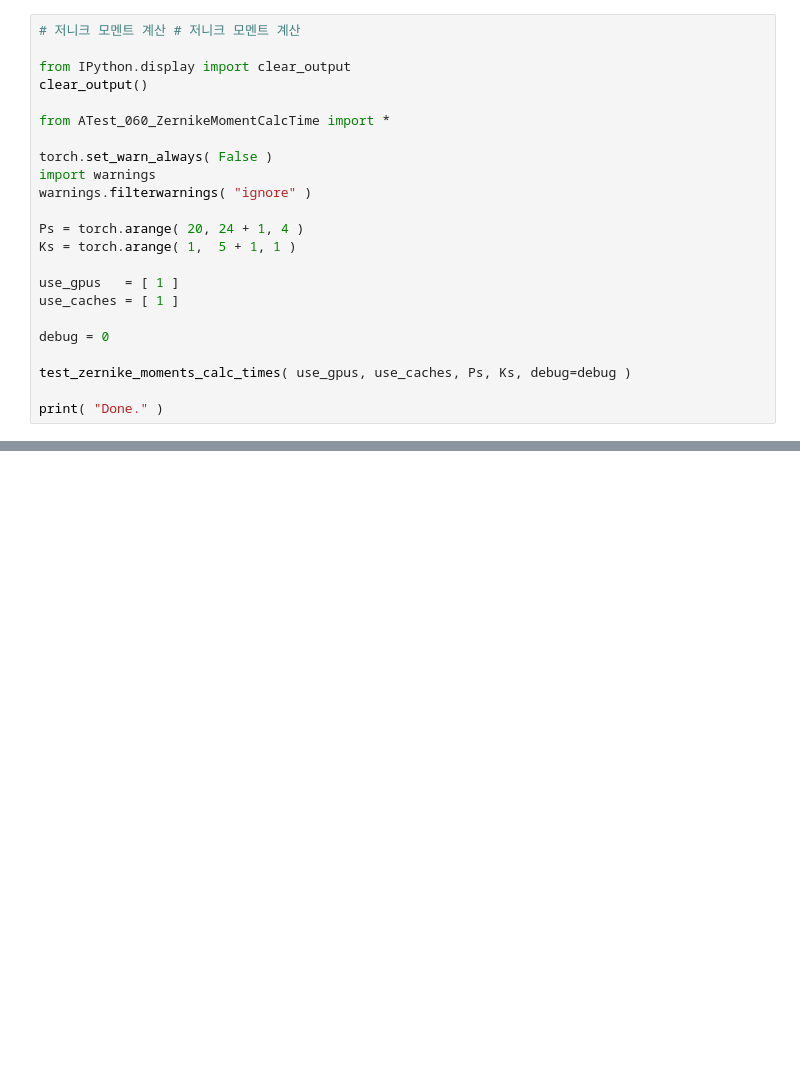
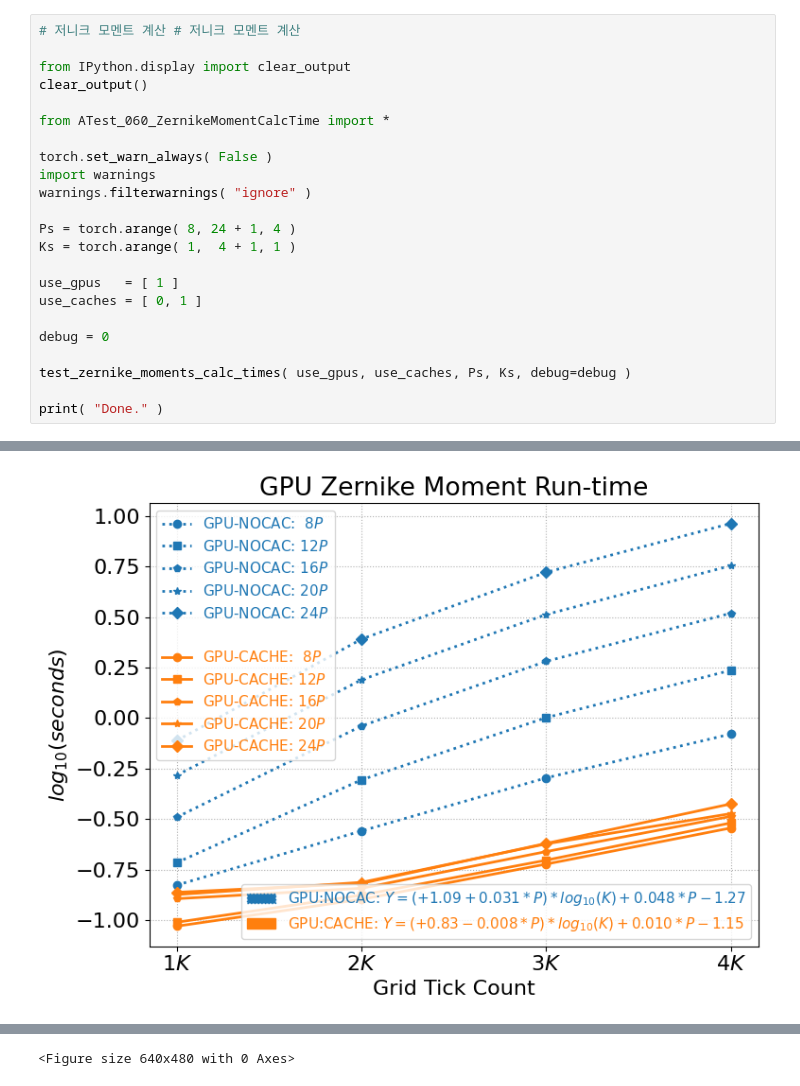
Before and after one commit to sunabove/Zernike, a Jupyter notebook: ATest_060_ZernikeMomentCalcTime.ipynb, the cells around one changed output, grey strips where cells are left out. Drawn from its saved outputs; the diff is of its cells as text; blank space fills up the shorter version.

```diff
--- a/ATest_060_ZernikeMomentCalcTime.ipynb
+++ b/ATest_060_ZernikeMomentCalcTime.ipynb
@@ -50,11 +50,11 @@ torch.set_warn_always( False )
 import warnings
 warnings.filterwarnings( "ignore" )
 
-Ps = torch.arange( 20, 24 + 1, 4 )
-Ks = torch.arange( 1,  5 + 1, 1 )
+Ps = torch.arange( 8, 24 + 1, 4 )
+Ks = torch.arange( 1,  4 + 1, 1 )
 
 use_gpus   = [ 1 ]
-use_caches = [ 1 ]
+use_caches = [ 0, 1 ]
 
 debug = 0
 
@@ -66,0 +82 @@ Warm up gpu devices ... Done.
+[figure, added]
@@ -66,0 +101 @@ Warm up gpu devices ... Done.
+<Figure size 640x480 with 0 Axes>
```
Also changed, not shown: parts of 2 cells of this notebook, 51 other files.
